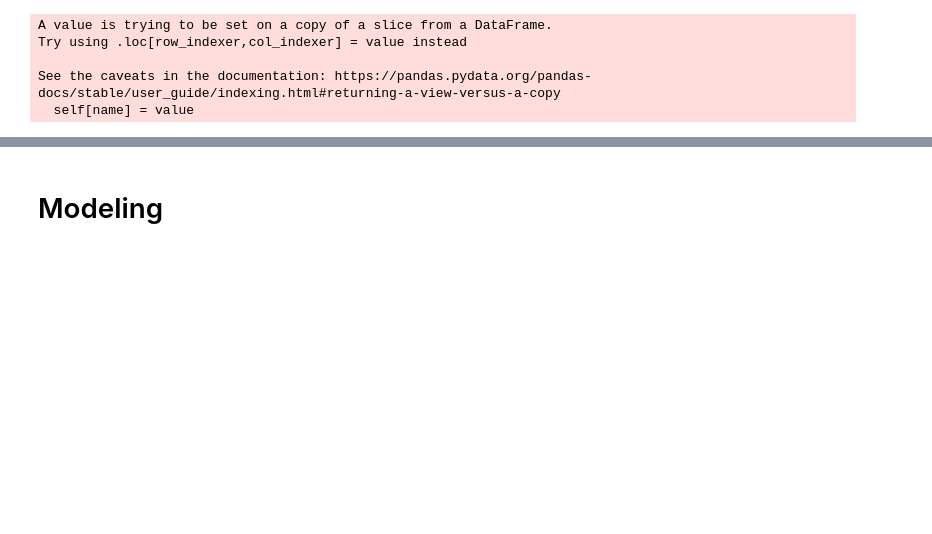
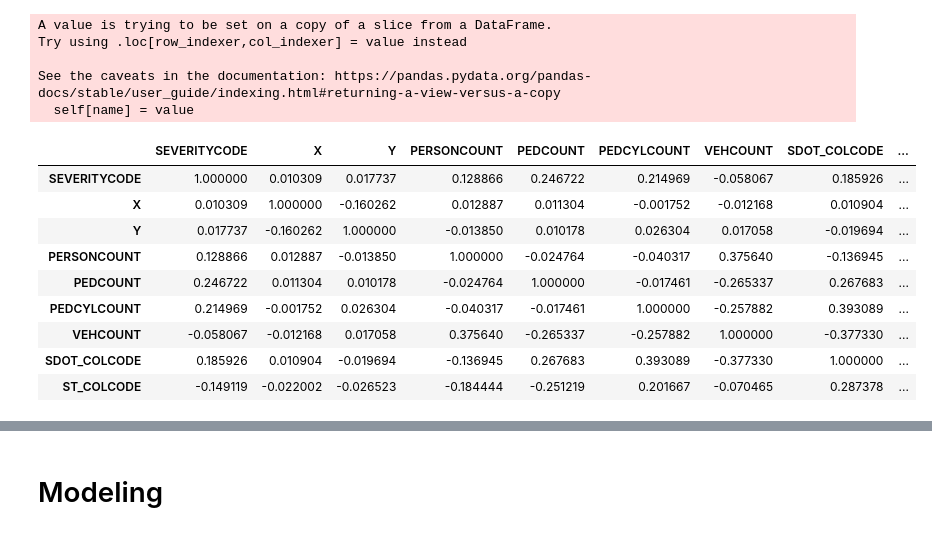
Before and after one commit to mazprimrez/capstoneprojectDS, a Jupyter notebook: Capstone Project.ipynb, the cells around one changed output, grey strips where cells are left out. Cells and saved outputs as stored; diff of their text form; code cells hidden in the pictures; blank space fills up the shorter version.

```diff
--- a/Capstone Project.ipynb
+++ b/Capstone Project.ipynb
@@ -228,12 +228,26 @@ In this part, I will encode the categorical text data to int using OneHotEncoder
 # %%
 df.ST_COLCODE = df.ST_COLCODE.fillna(-1)
 df_clean = df[df['X'].isna()==False]
+df_clean[df_clean.select_dtypes('object').columns] = df_clean.select_dtypes('object').replace(np.nan,'Unknown')
 # %% [output]
 A value is trying to be set on a copy of a slice from a DataFrame.
 Try using .loc[row_indexer,col_indexer] = value instead
 
 See the caveats in the documentation: https://pandas.pydata.org/pandas-docs/stable/user_guide/indexing.html#returning-a-view-versus-a-copy
   self[name] = value
+# %%
+df_clean.corr()
+# %% [output]
+|  | SEVERITYCODE | X | Y | PERSONCOUNT | PEDCOUNT | PEDCYLCOUNT | VEHCOUNT | SDOT_COLCODE | ... |
+| SEVERITYCODE | 1.000000 | 0.010309 | 0.017737 | 0.128866 | 0.246722 | 0.214969 | -0.058067 | 0.185926 | ... |
+| X | 0.010309 | 1.000000 | -0.160262 | 0.012887 | 0.011304 | -0.001752 | -0.012168 | 0.010904 | ... |
+| Y | 0.017737 | -0.160262 | 1.000000 | -0.013850 | 0.010178 | 0.026304 | 0.017058 | -0.019694 | ... |
+| PERSONCOUNT | 0.128866 | 0.012887 | -0.013850 | 1.000000 | -0.024764 | -0.040317 | 0.375640 | -0.136945 | ... |
+| PEDCOUNT | 0.246722 | 0.011304 | 0.010178 | -0.024764 | 1.000000 | -0.017461 | -0.265337 | 0.267683 | ... |
+| PEDCYLCOUNT | 0.214969 | -0.001752 | 0.026304 | -0.040317 | -0.017461 | 1.000000 | -0.257882 | 0.393089 | ... |
+| VEHCOUNT | -0.058067 | -0.012168 | 0.017058 | 0.375640 | -0.265337 | -0.257882 | 1.000000 | -0.377330 | ... |
+| SDOT_COLCODE | 0.185926 | 0.010904 | -0.019694 | -0.136945 | 0.267683 | 0.393089 | -0.377330 | 1.000000 | ... |
+| ST_COLCODE | -0.149119 | -0.022002 | -0.026523 | -0.184444 | -0.251219 | 0.201667 | -0.070465 | 0.287378 | ... |
 # %%
 Xdata = df_clean.drop(columns='SEVERITYCODE')
 y = df_clean['SEVERITYCODE']
```
Also changed, not shown: parts of 17 cells of this notebook.
